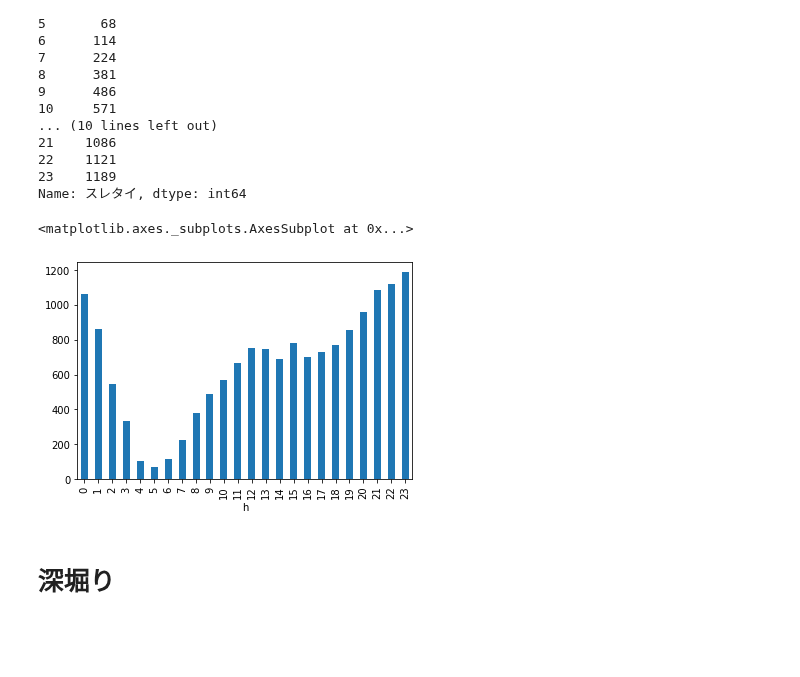
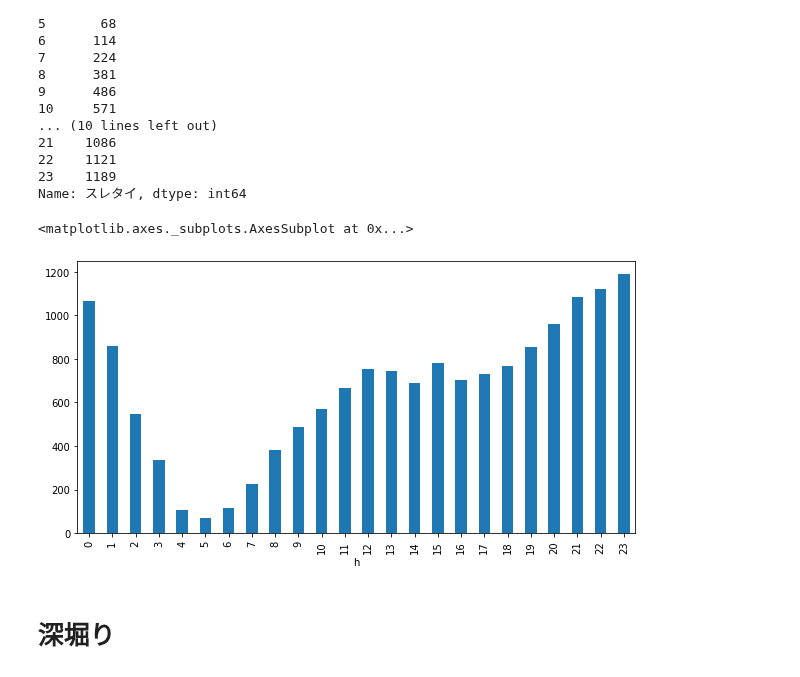
Before and after one commit to Kazuya-Minakuchi/qiita, a Jupyter notebook: dereste_analysis/open2ch/02_check_board_list.ipynb, the cells around one changed output. Saved outputs shown, nothing was run; the diff lists cells and outputs as text; code cells hidden in the pictures; blank space fills up the shorter version.

```diff
--- a/dereste_analysis/open2ch/02_check_board_list.ipynb
+++ b/dereste_analysis/open2ch/02_check_board_list.ipynb
@@ -308,10 +346,11 @@ Name: スレタイ, dtype: int64
 # %%
 # 19時から増加し、23時あたりがピーク
 # 早朝4-6時が一番少ない
-df.groupby('h')['スレタイ'].count().plot(kind='bar')
+# 12-13時の山は昼休み？15時は休憩？
+df.groupby('h')['スレタイ'].count().plot(kind='bar', figsize=(10, 5))
 # %% [output]
 <matplotlib.axes._subplots.AxesSubplot at 0x...>
-[figure, old version]
+[figure, new version]
 # %% [markdown]
 # 深堀り
 # %% [markdown]
```
Also changed, not shown: parts of 15 cells of this notebook.
